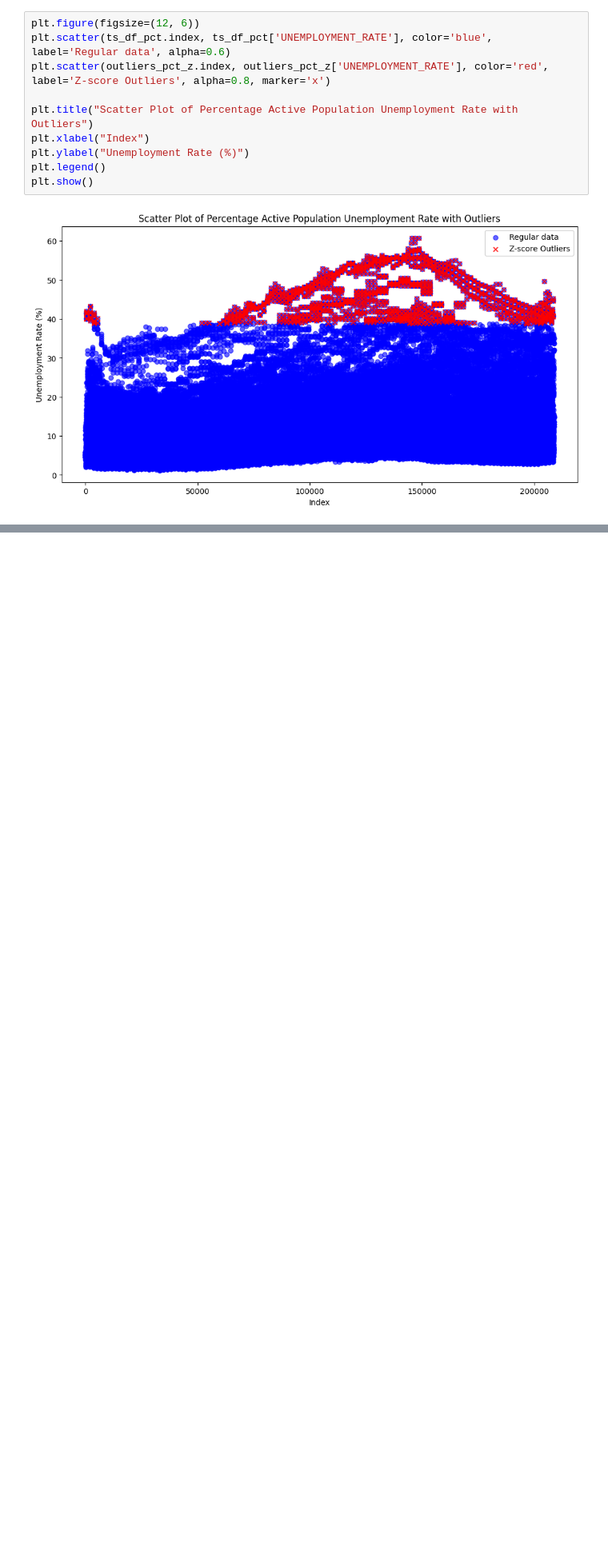
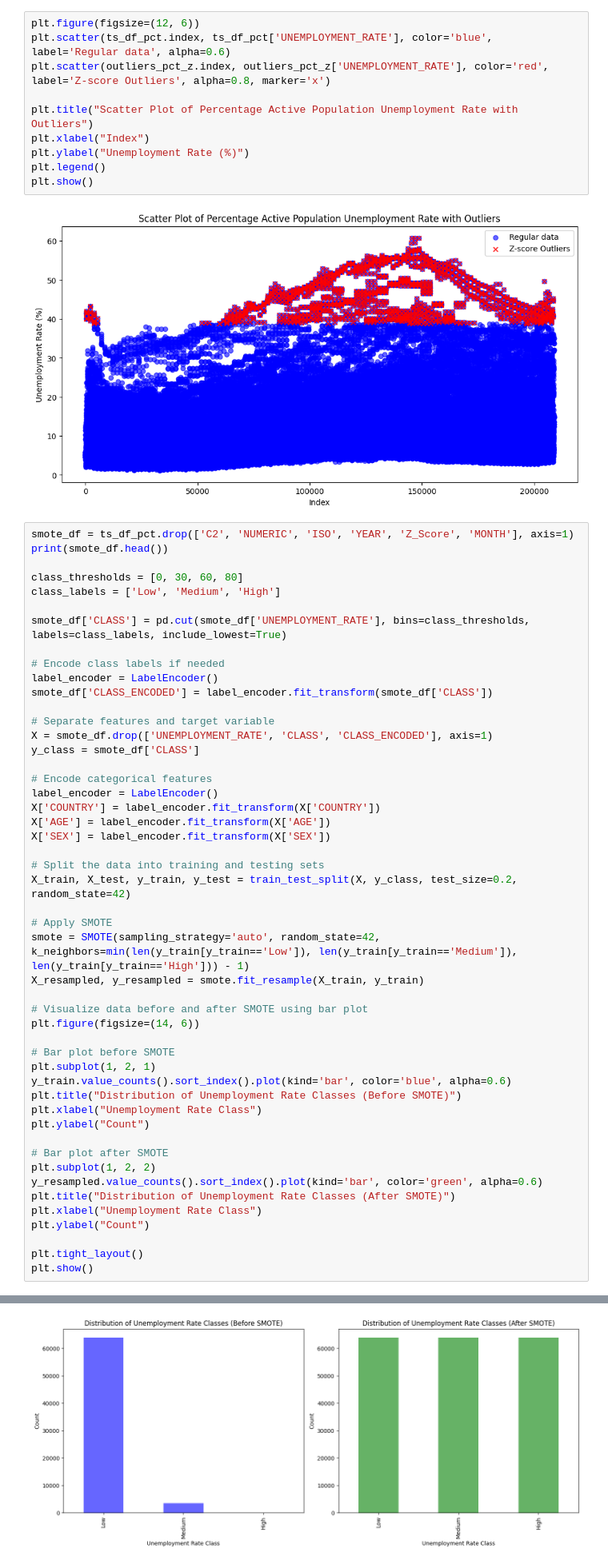
Before and after one commit to valzagrainca/Analysis-of-unemployment-in-EU-countries, a Jupyter notebook: unemployment.ipynb, the cells around one changed output, grey strips where cells are left out. Shown at 80% size. Saved outputs shown, nothing was run; the diff lists cells and outputs as text; blank space fills up the shorter version.

Commit message:
Applying SMOTE algorithm

```diff
--- a/unemployment.ipynb
+++ b/unemployment.ipynb
@@ -363,3 +368,53 @@ plt.legend()
 plt.show()
 # %% [output]
 [figure]
+# %%
+smote_df = ts_df_pct.drop(['C2', 'NUMERIC', 'ISO', 'YEAR', 'Z_Score', 'MONTH'], axis=1)
+print(smote_df.head())
+
+class_thresholds = [0, 30, 60, 80]
+class_labels = ['Low', 'Medium', 'High']
+
+smote_df['CLASS'] = pd.cut(smote_df['UNEMPLOYMENT_RATE'], bins=class_thresholds, labels=class_labels, include_lowest=True)
+
+# Encode class labels if needed
+label_encoder = LabelEncoder()
+smote_df['CLASS_ENCODED'] = label_encoder.fit_transform(smote_df['CLASS'])
+
+# Separate features and target variable
+X = smote_df.drop(['UNEMPLOYMENT_RATE', 'CLASS', 'CLASS_ENCODED'], axis=1)
+y_class = smote_df['CLASS']
+
+# Encode categorical features
+label_encoder = LabelEncoder()
+X['COUNTRY'] = label_encoder.fit_transform(X['COUNTRY'])
+X['AGE'] = label_encoder.fit_transform(X['AGE'])
+X['SEX'] = label_encoder.fit_transform(X['SEX'])
+
+# Split the data into training and testing sets
+X_train, X_test, y_train, y_test = train_test_split(X, y_class, test_size=0.2, random_state=42)
+
+# Apply SMOTE
+smote = SMOTE(sampling_strategy='auto', random_state=42, k_neighbors=min(len(y_train[y_train=='Low']), len(y_train[y_train=='Medium']), len(y_train[y_train=='High'])) - 1)
+X_resampled, y_resampled = smote.fit_resample(X_train, y_train)
+
+# Visualize data before and after SMOTE using bar plot
+plt.figure(figsize=(14, 6))
+
+# Bar plot before SMOTE
+plt.subplot(1, 2, 1)
+y_train.value_counts().sort_index().plot(kind='bar', color='blue', alpha=0.6)
+plt.title("Distribution of Unemployment Rate Classes (Before SMOTE)")
+plt.xlabel("Unemployment Rate Class")
+plt.ylabel("Count")
+
+# Bar plot after SMOTE
+plt.subplot(1, 2, 2)
+y_resampled.value_counts().sort_index().plot(kind='bar', color='green', alpha=0.6)
+plt.title("Distribution of Unemployment Rate Classes (After SMOTE)")
+plt.xlabel("Unemployment Rate Class")
+plt.ylabel("Count")
+
+plt.tight_layout()
+plt.show()
+# %% [output]
@@ -365,0 +427 @@ plt.show()
+[figure, added]
```
Also changed, not shown: parts of 4 cells of this notebook.
